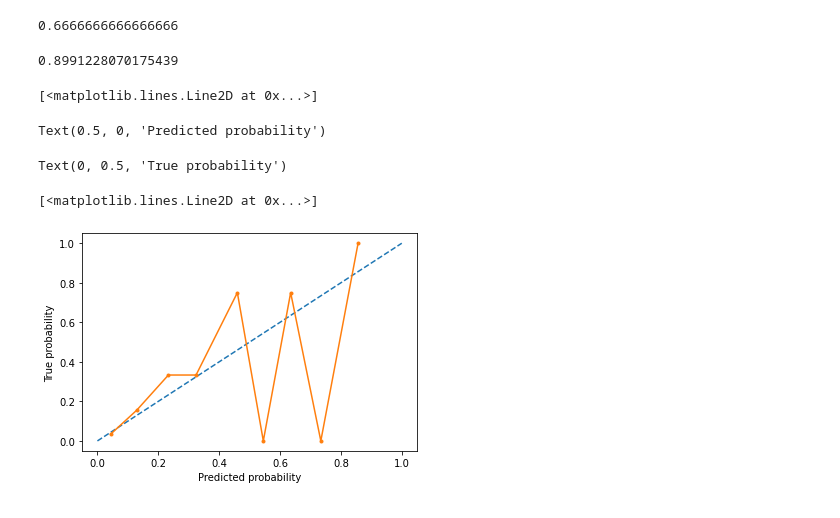
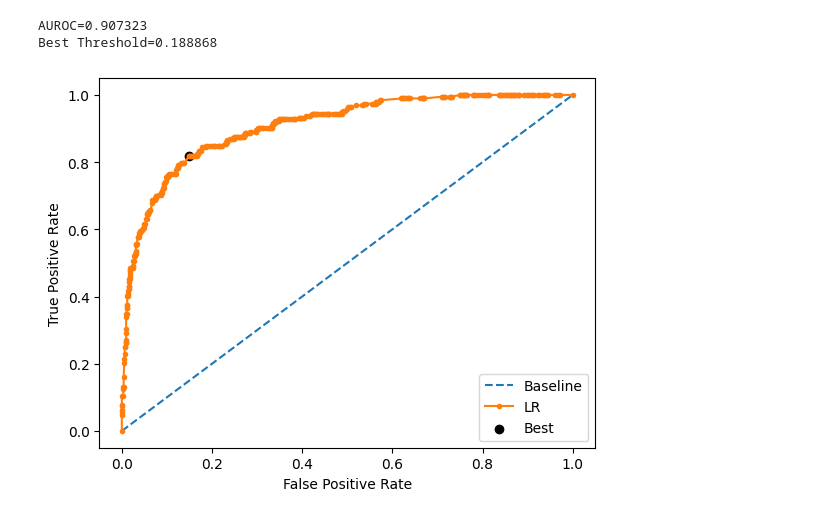
Before and after one commit to kk262626/predicting_suicidality, a Jupyter notebook: LR_Threshs.ipynb, the cells around one changed output. Cells and saved outputs as stored; diff of their text form; code cells hidden in the pictures.

Commit message:
Finished LR threshold moving

```diff
--- a/LR_Threshs.ipynb
+++ b/LR_Threshs.ipynb
@@ -227,4 +84,0 @@ searchRF.best_params_
-# %%
-cRF=CCCV(searchRF.best_estimator_, method='isotonic')
-cRF.fit(X55, y55)
-RF_probac=cRF.predict_proba(X55)
@@ -380,4 +84,0 @@ searchXGB.best_params_
-# %%
-cXGB=CCCV(searchXGB.best_estimator_, method='isotonic')
-cXGB.fit(X55, y55)
-XGB_probac=cXGB.predict_proba(X55)
@@ -412,9 +84,0 @@ Probs: 0.111 (0.155)
-# %%
-#Optimal threshold for the model using Youden's J statistic
-fpr, tpr, thresholds=roc_curve(y55, XGB_probac)
-from numpy import nanargmax
-# get the best threshold
-J = tpr - fpr
-ix = nanargmax(J)
-best_thresh = thresholds[ix]
-print('Best Threshold=%f' % (best_thresh))
@@ -466,30 +85,29 @@ f1_score(y15, ypredXGB)
-# %%
-recall(y15, ypredXGB)
-# %% [output]
-0.6666666666666666
-# %%
-#Specificity
-tn, fp, fn, tp= confusion_matrix(y15, ypredRFc).ravel()
-print(tn/(tn+fp))
-# %% [output]
-0.8991228070175439
-# %%
-#Note: results below are unstable and change when rerun
-
-from sklearn.calibration import calibration_curve
-from matplotlib import pyplot
-# reliability diagram
-fop, mpv = calibration_curve(y15, yprobXGB, n_bins=10)
-# plot perfectly calibrated
-pyplot.plot([0, 1], [0, 1], linestyle='--')
-# plot model reliability
-pyplot.xlabel('Predicted probability')
-pyplot.ylabel('True probability')
-pyplot.plot(mpv, fop, marker='.')
-pyplot.show()
-# %% [output]
-[<matplotlib.lines.Line2D at 0x...>]
-Text(0.5, 0, 'Predicted probability')
-Text(0, 0.5, 'True probability')
-[<matplotlib.lines.Line2D at 0x...>]
-[figure, removed]
+# %%
+#Creating a function that displays fpr, tpr, ROC curve, AUROC, and best threshold
+def tuning(y55, LR_probac):
+    fpr, tpr, thresholds=roc_curve(y55, LR_probac)
+    #Calculating AUROC in training data
+    print(f'AUROC={roc_auc_score(y55, LR_probac):f}')
+    #Deriving the optimal threshold using Youden's J statistic
+    J = tpr - fpr
+    ix = nanargmax(J)
+    best_thresh = thresholds[ix]
+    print('Best Threshold=%f' % (best_thresh))
+    # plot the roc curve for the model,
+    pyplot.plot([0,1], [0,1], linestyle='--', label='Baseline')
+    pyplot.plot(fpr, tpr, marker='.', label='LR')
+    pyplot.scatter(fpr[ix], tpr[ix], marker='o', color='black', label='Best')
+    # axis labels
+    pyplot.xlabel('False Positive Rate')
+    pyplot.ylabel('True Positive Rate')
+    pyplot.legend()
+    # show the plot
+    pyplot.show()
+
+    return best_thresh
+# %%
+best_thresh=tuning(y55, LR_probac)
+# %% [output]
+AUROC=0.907323
+Best Threshold=0.188868
+[figure, added]
```
Also changed, not shown: parts of 96 cells of this notebook, 31 other files.
